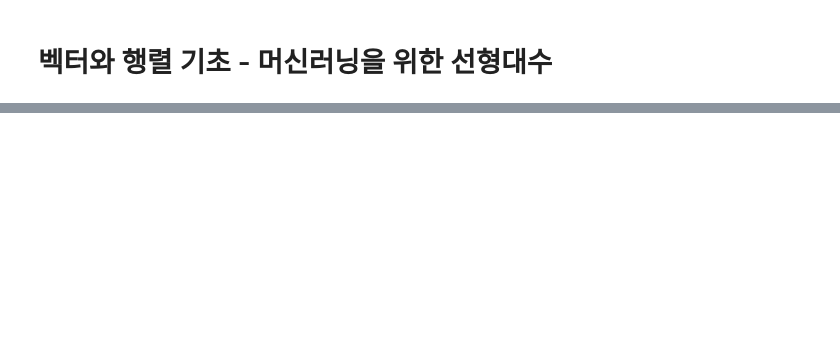
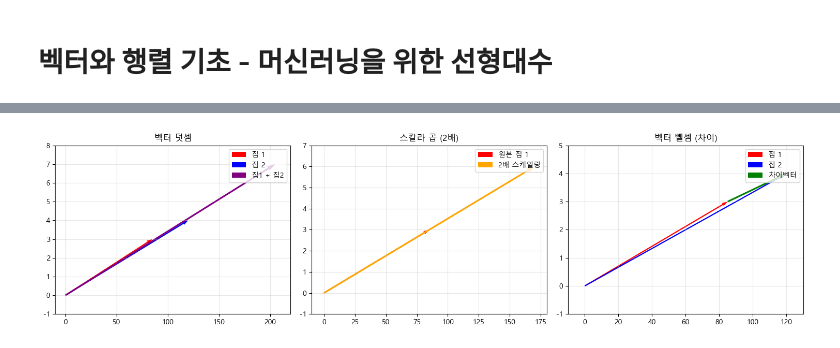
Before and after one commit to EveShin/math-for-ML, a Jupyter notebook: 01_linear_algebra/vectors_matrices.ipynb, the cells around one changed output, grey strips where cells are left out. Saved outputs shown, nothing was run; the diff lists cells and outputs as text; code cells hidden in the pictures; blank space fills up the shorter version.

Commit message:
Add vectors_matrices.ipynb - ML math fundamentals with visualizations

```diff
--- a/01_linear_algebra/vectors_matrices.ipynb
+++ b/01_linear_algebra/vectors_matrices.ipynb
@@ -8,3 +5,0 @@ import seaborn as sns
-# %%
-plt.rcParams['font.family'] = 'DejaVu Sans'
-plt.rcParams['axes.unicode_minus'] = False
@@ -565,0 +27,15 @@ print("="*50)
+# %%
+import numpy as np
+import matplotlib.pyplot as plt
+
+# 집 데이터 예시 (벡터) - 서로 다른 타입
+house_1 = np.array([85, 3, 2, 5])    # 일반 아파트
+house_2 = np.array([200, 5, 3, 2])   # 넓은 단층집
+house_3 = np.array([45, 1, 1, 15])   # 좁은 고층 오피스텔
+
+print("집 1의 특성:", house_1)
+print("집 2의 특성:", house_2)
+print("집 3의 특성:", house_3)
+print()
+print("벡터의 차원(특성 수):", house_1.shape)
+print("벡터의 타입:", type(house_1))
@@ -565,0 +71,72 @@ print("="*50)
+# %%
+# 윈도우 한글 폰트 설정
+plt.rcParams['font.family'] = 'Malgun Gothic'
+plt.rcParams['axes.unicode_minus'] = False
+
+# 벡터 덧셈과 스칼라 곱
+total_features = house_1 + house_2
+print("두 집의 특성 합:", total_features)
+print("평균 특성:", total_features / 2)
+print()
+
+# 스칼라 곱 - 특성을 2배로 스케일링
+scaled_house = 2 * house_1
+print("2배 스케일링된 집:", scaled_house)
+print()
+
+# 벡터 뺄셈 - 두 집의 특성 차이
+difference = house_2 - house_1
+print("집 2와 집 1의 특성 차이:", difference)
+print()
+
+# 벡터 연산 시각화 (2D로 단순화)
+fig, axes = plt.subplots(1, 3, figsize=(15, 4))
+
+# 1) 벡터 덧셈 시각화
+house_2d_1 = np.array([85, 3])
+house_2d_2 = np.array([120, 4])
+sum_2d = house_2d_1 + house_2d_2
+
+axes[0].quiver(0, 0, house_2d_1[0], house_2d_1[1], angles='xy', scale_units='xy', scale=1,
+               color='red', width=0.005, label='집 1')
+axes[0].quiver(0, 0, house_2d_2[0], house_2d_2[1], angles='xy', scale_units='xy', scale=1,
+               color='blue', width=0.005, label='집 2')
+axes[0].quiver(0, 0, sum_2d[0], sum_2d[1], angles='xy', scale_units='xy', scale=1,
+               color='purple', width=0.007, label='집1 + 집2')
+axes[0].set_xlim(-10, 220)
+axes[0].set_ylim(-1, 8)
+axes[0].set_title('벡터 덧셈')
+axes[0].legend()
+axes[0].grid(True, alpha=0.3)
+
+# 2) 스칼라 곱 시각화
+scaled_2d = 2 * house_2d_1
+
+axes[1].quiver(0, 0, house_2d_1[0], house_2d_1[1], angles='xy', scale_units='xy', scale=1,
+               color='red', width=0.005, label='원본 집 1')
+axes[1].quiver(0, 0, scaled_2d[0], scaled_2d[1], angles='xy', scale_units='xy', scale=1,
+               color='orange', width=0.007, label='2배 스케일링')
+axes[1].set_xlim(-10, 180)
+axes[1].set_ylim(-1, 7)
+axes[1].set_title('스칼라 곱 (2배)')
+axes[1].legend()
+axes[1].grid(True, alpha=0.3)
+
+# 3) 벡터 뺄셈 시각화
+diff_2d = house_2d_2 - house_2d_1
+
+axes[2].quiver(0, 0, house_2d_1[0], house_2d_1[1], angles='xy', scale_units='xy', scale=1,
+               color='red', width=0.005, label='집 1')
+axes[2].quiver(0, 0, house_2d_2[0], house_2d_2[1], angles='xy', scale_units='xy', scale=1,
+               color='blue', width=0.005, label='집 2')
+axes[2].quiver(house_2d_1[0], house_2d_1[1], diff_2d[0], diff_2d[1], angles='xy', scale_units='xy', scale=1,
+               color='green', width=0.007, label='차이벡터')
+axes[2].set_xlim(-10, 130)
+axes[2].set_ylim(-1, 5)
+axes[2].set_title('벡터 뺄셈 (차이)')
+axes[2].legend()
+axes[2].grid(True, alpha=0.3)
+
+plt.tight_layout()
+plt.show()
+# %% [output]
@@ -565,0 +149 @@ print("="*50)
+[figure, added]
```
Also changed, not shown: parts of 104 cells of this notebook.
